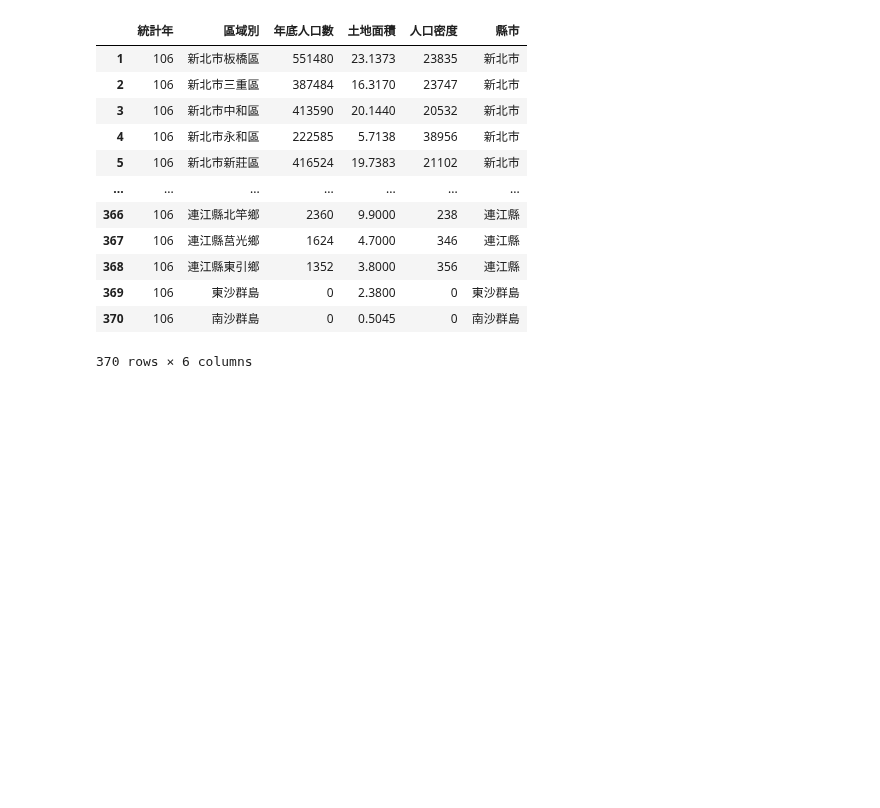
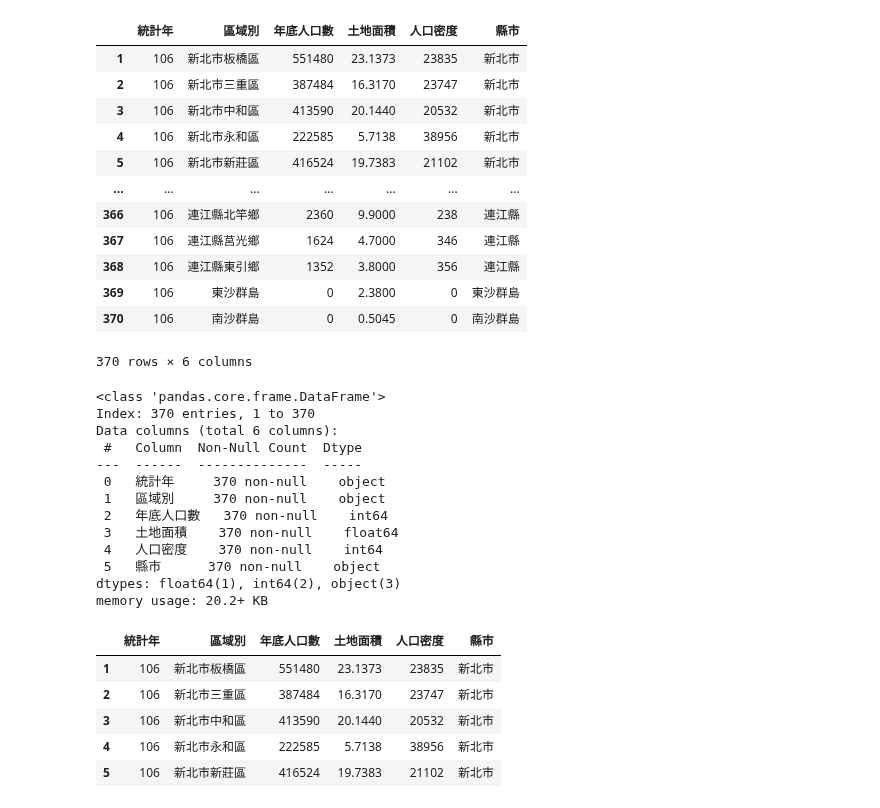
Before and after one commit to doncic1012/python_analysis, a Jupyter notebook: lesson9/lesson_9_4.ipynb, the cells around one changed output. Cells and saved outputs as stored; diff of their text form; code cells hidden in the pictures; blank space fills up the shorter version.

```diff
--- a/lesson9/lesson_9_4.ipynb
+++ b/lesson9/lesson_9_4.ipynb
@@ -130,3 +130,26 @@ df3
 | 369 | 106 | 東沙群島 | 0 | 2.3800 | 0 | 東沙群島 |
 | 370 | 106 | 南沙群島 | 0 | 0.5045 | 0 | 南沙群島 |
 370 rows × 6 columns
+# %%
+df3.info()
+df3.head()
+# %% [output]
+<class 'pandas.core.frame.DataFrame'>
+Index: 370 entries, 1 to 370
+Data columns (total 6 columns):
+ #   Column  Non-Null Count  Dtype
+---  ------  --------------  -----
+ 0   統計年     370 non-null    object
+ 1   區域別     370 non-null    object
+ 2   年底人口數   370 non-null    int64
+ 3   土地面積    370 non-null    float64
+ 4   人口密度    370 non-null    int64
+ 5   縣市      370 non-null    object
+dtypes: float64(1), int64(2), object(3)
+memory usage: 20.2+ KB
+|  | 統計年 | 區域別 | 年底人口數 | 土地面積 | 人口密度 | 縣市 |
+| 1 | 106 | 新北市板橋區 | 551480 | 23.1373 | 23835 | 新北市 |
+| 2 | 106 | 新北市三重區 | 387484 | 16.3170 | 23747 | 新北市 |
+| 3 | 106 | 新北市中和區 | 413590 | 20.1440 | 20532 | 新北市 |
+| 4 | 106 | 新北市永和區 | 222585 | 5.7138 | 38956 | 新北市 |
+| 5 | 106 | 新北市新莊區 | 416524 | 19.7383 | 21102 | 新北市 |
```
Also changed, not shown: parts of 2 cells of this notebook.
